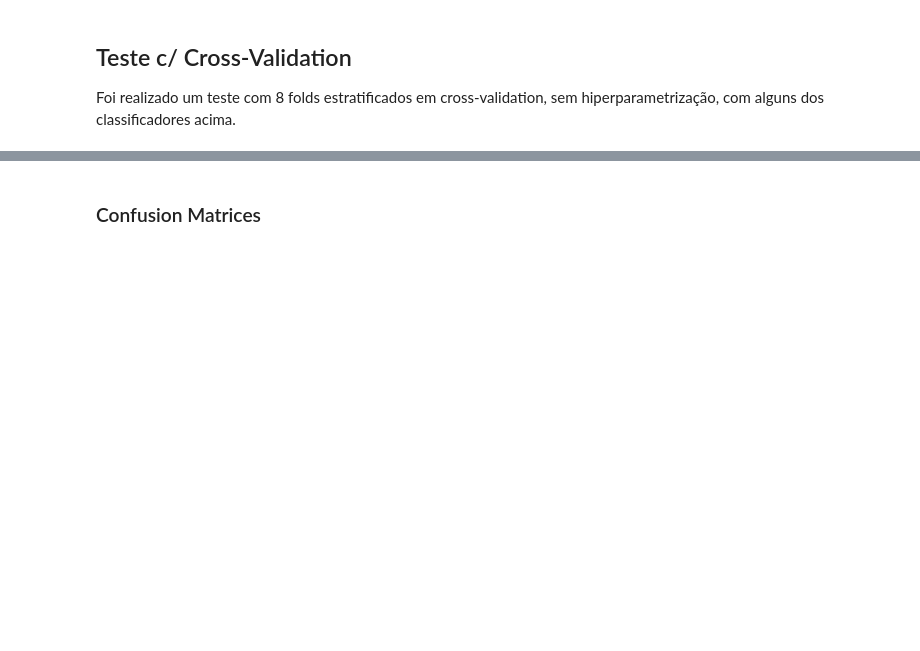
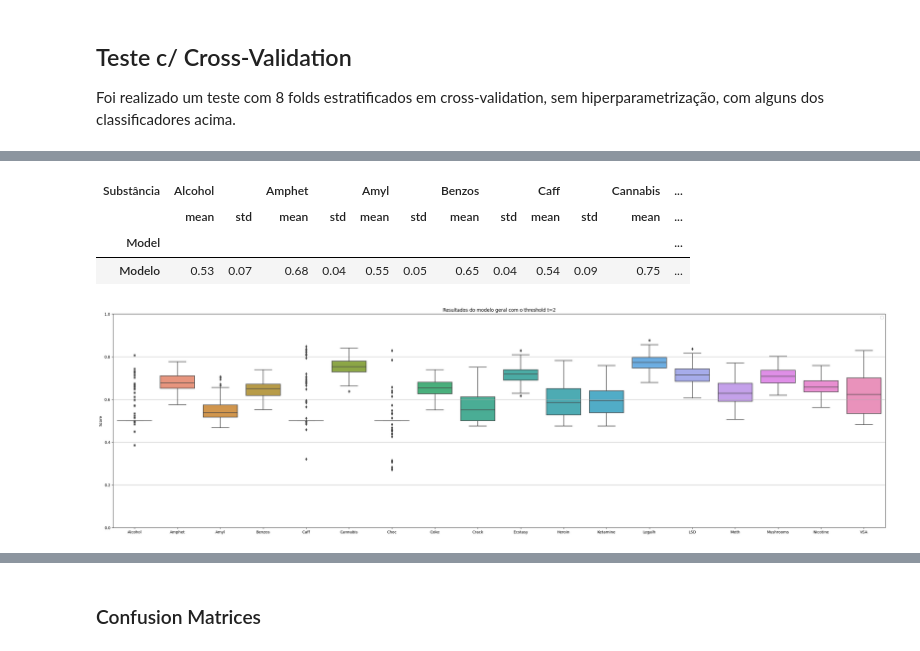
Before and after one commit to intel-comp-saude-ufes/2024-1-P1-Drug-Consumption, a Jupyter notebook: classification.ipynb, the cells around one changed output, grey strips where cells are left out. Saved outputs shown, nothing was run; the diff lists cells and outputs as text; code cells hidden in the pictures; blank space fills up the shorter version.

```diff
--- a/classification.ipynb
+++ b/classification.ipynb
@@ -277,0 +295,13 @@ ut.show_statistics(results)
+# %%
+results_m = results.copy()
+results_m["Model"] = "Modelo"
+
+fig = ut.boxplot(results_m, f"Resultados do modelo geral com o threshold t={t}")
+fig.savefig("figures/common_m.svg")
+ut.show_statistics(results_m)
+# %% [output]
+| Substância | Alcohol |  | Amphet |  | Amyl |  | Benzos |  | Caff |  | Cannabis | ... |
+|  | mean | std | mean | std | mean | std | mean | std | mean | std | mean | ... |
+| Model |  |  |  |  |  |  |  |  |  |  |  | ... |
+| Modelo | 0.53 | 0.07 | 0.68 | 0.04 | 0.55 | 0.05 | 0.65 | 0.04 | 0.54 | 0.09 | 0.75 | ... |
+[figure, added]
```
Also changed, not shown: parts of 8 cells of this notebook, 4 other files.
